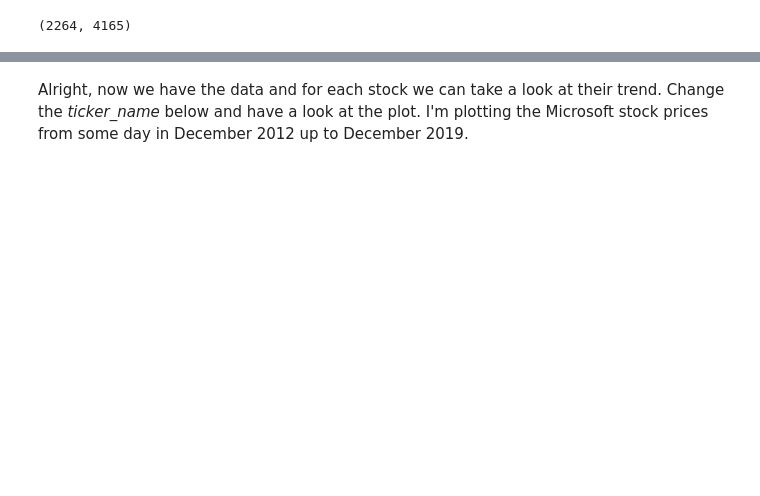
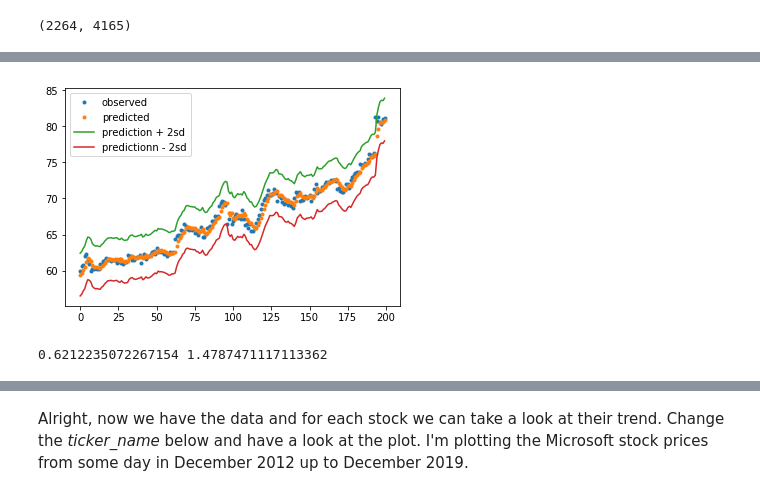
Before and after one commit to armenabnousi/smartr, a Jupyter notebook: smartr.ipynb, the cells around one changed output, grey strips where cells are left out. Drawn from its saved outputs; the diff is of its cells as text; code cells hidden in the pictures; blank space fills up the shorter version.

```diff
--- a/smartr.ipynb
+++ b/smartr.ipynb
@@ -76,0 +143,8 @@ d.shape
+# %%
+single_stock_predictor.plot_predictions(d[stock_name][training_points:], valid_forecasts, valid_sd, window_size, limit_begin = 0, limit_end = 200)
+# %% [output]
+[figure, added]
+# %%
+print(train_sd, valid_sd)
+# %% [output]
+0.6212235072267154 1.4787471117113362
```
Also changed, not shown: parts of 48 cells of this notebook, 1 other file.
